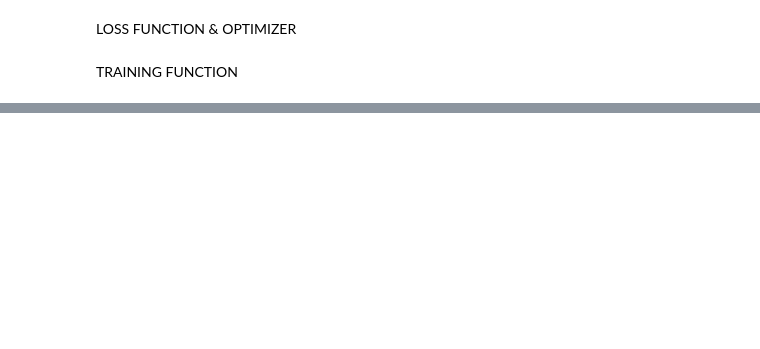
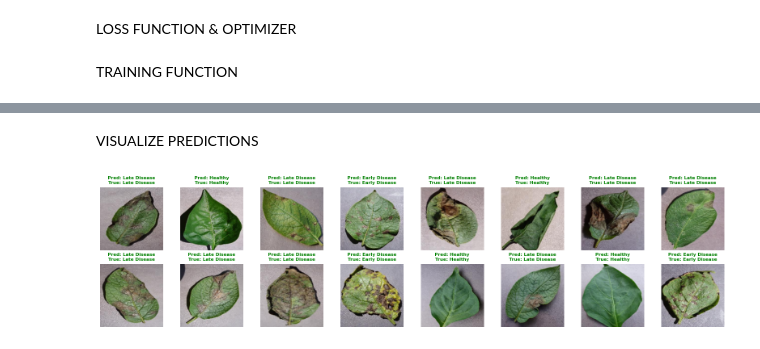
Before and after one commit to richardtekere09/Image-recognition-methods, a Jupyter notebook: Plant_leaf_damage_recognition.ipynb, the cells around one changed output, grey strips where cells are left out. Cells and saved outputs as stored; diff of their text form; code cells hidden in the pictures; blank space fills up the shorter version.

```diff
--- a/Plant_leaf_damage_recognition.ipynb
+++ b/Plant_leaf_damage_recognition.ipynb
@@ -217,0 +513,49 @@ TRAINING FUNCTION
+# %% [markdown]
+VISUALIZE PREDICTIONS
+# %%
+def visualize_predictions(model, dataset, num_images=16):
+    """Display model predictions on test images"""
+    model.eval()
+
+    # Get random samples
+    indices = np.random.choice(len(dataset), num_images, replace=False)
+
+    class_names = ['Late Disease', 'Early Disease', 'Healthy']
+
+    fig, axes = plt.subplots(2, 8, figsize=(16, 4))
+    axes = axes.ravel()
+
+    with torch.no_grad():
+        for i, idx in enumerate(indices):
+            image, true_label = dataset[idx]
+
+            # Add batch dimension and predict
+            image_batch = image.unsqueeze(0).to(device)
+            output = model(image_batch)
+            _, predicted = torch.max(output, 1)
+            pred_label = predicted.item()
+
+            # Denormalize image for display
+            img_display = image.cpu().numpy().transpose(1, 2, 0)
+            img_display = img_display * np.array([0.229, 0.224, 0.225]) + np.array([0.485, 0.456, 0.406])
+            img_display = np.clip(img_display, 0, 1)
+
+            # Display
+            axes[i].imshow(img_display)
+            axes[i].axis('off')
+
+            color = 'green' if pred_label == true_label else 'red'
+            axes[i].set_title(
+                f'Pred: {class_names[pred_label]}\nTrue: {class_names[true_label]}',
+                fontsize=8,
+                color=color,
+                fontweight='bold'
+            )
+
+    plt.tight_layout()
+    plt.savefig('predictions.png', dpi=300, bbox_inches='tight')
+    plt.show()
+
+visualize_predictions(model, test_dataset, num_images=16)
+# %% [output]
+[figure, added]
```
Also changed, not shown: parts of 17 cells of this notebook.
